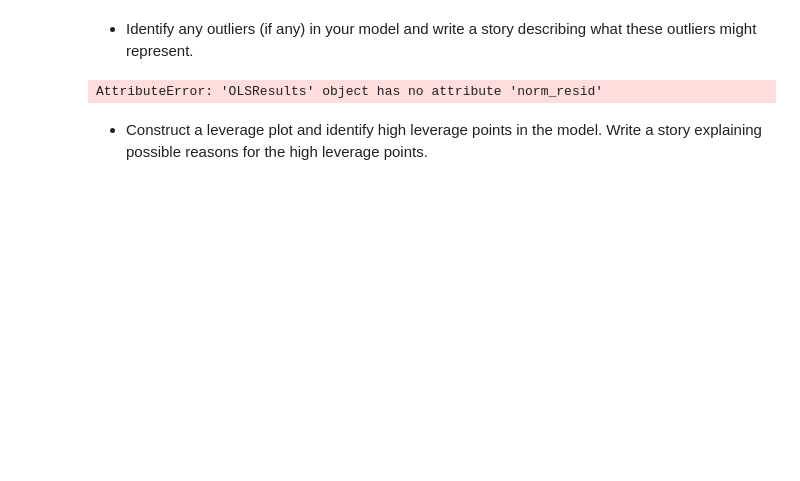
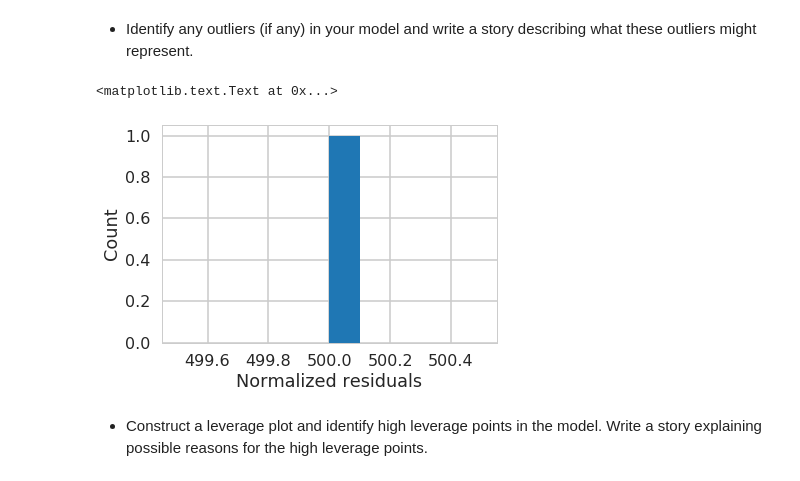
Before and after one commit to SethDKelly/Springboard, a Jupyter notebook: sec11/linear_regression/Mini_Project_Linear_Regression.ipynb, the cells around one changed output. Saved outputs shown, nothing was run; the diff lists cells and outputs as text; code cells hidden in the pictures; blank space fills up the shorter version.

```diff
--- a/sec11/linear_regression/Mini_Project_Linear_Regression.ipynb
+++ b/sec11/linear_regression/Mini_Project_Linear_Regression.ipynb
@@ -1033,11 +1086,12 @@ plt.show()
 # %% [markdown]
 * Identify any outliers (if any) in your model and write a story describing what these outliers might represent.
 # %%
-plt.hist(m.norm_resid)
+plt.hist(ols_crp.df_resid)
 plt.ylabel('Count')
 plt.xlabel('Normalized residuals')
 # %% [output]
-AttributeError: 'OLSResults' object has no attribute 'norm_resid'
+<matplotlib.text.Text at 0x...>
+[figure, added]
 # %% [markdown]
 * Construct a leverage plot and identify high leverage points in the model. Write a story explaining possible reasons for the high leverage points.
 # %%
```
Also changed, not shown: parts of 14 cells of this notebook.
